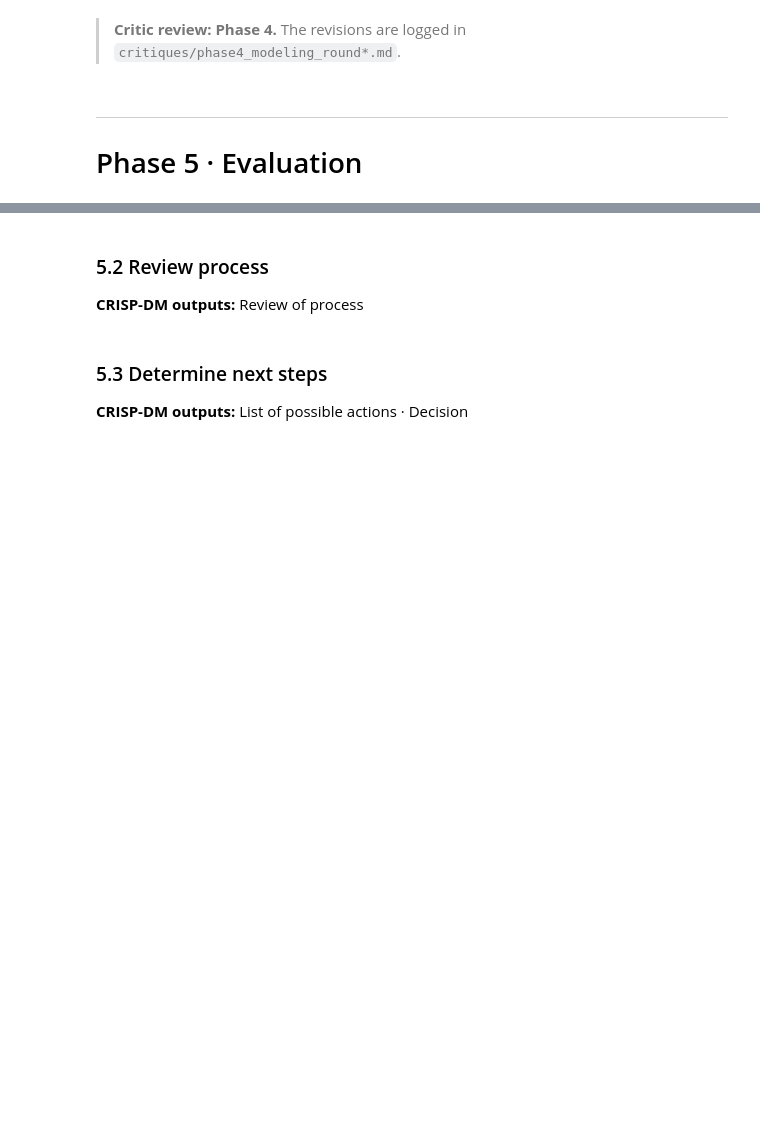
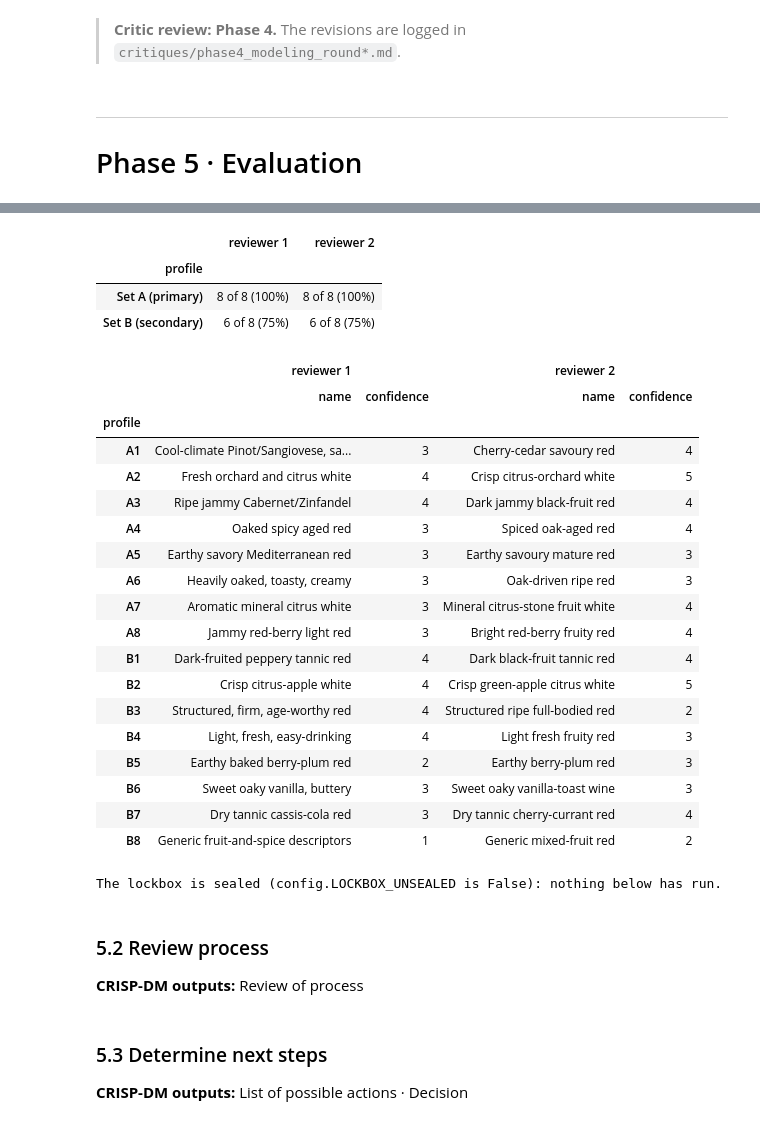
Before and after one commit to anita-agasaveeran/Assignment4, a Jupyter notebook: 01_CRISP-DM_Wine_Value/notebooks/CRISP_DM_Wine_Value.ipynb, the cells around one changed output, grey strips where cells are left out. Saved outputs shown, nothing was run; the diff lists cells and outputs as text; code cells hidden in the pictures; blank space fills up the shorter version.

```diff
--- a/01_CRISP-DM_Wine_Value/notebooks/CRISP_DM_Wine_Value.ipynb
+++ b/01_CRISP-DM_Wine_Value/notebooks/CRISP_DM_Wine_Value.ipynb
@@ -2748,3 +2779,70 @@ print(sorted(p.name for p in tables.glob("phase*")))
+# %%
+# 5.1b BSC3 blind naming (development notes only): two independent reviewer agents, different models, term lists only.
+# Set A is the primary setting and decides BSC3; Set B is reported only. Answers and prompt: reports/bsc3_naming/
+naming = {f"reviewer {r}": phase5.read_naming(config.PROJECT_DIR / "reports" / "bsc3_naming" / f"reviewer{r}.md") for r in (1, 2)}
+tally = pd.DataFrame({r: t.groupby(t["profile"].str[0])["named"].agg(lambda s: f"{int(s.sum())} of {len(s)} ({s.mean():.0%})") for r, t in naming.items()})
+tally.index = tally.index.map({"A": "Set A (primary)", "B": "Set B (secondary)"}); display(tally)
+display(pd.concat({r: t.set_index("profile")[["name", "confidence"]] for r, t in naming.items()}, axis=1))
+# %% [output]
+|  | reviewer 1 | reviewer 2 |
+| profile |  |  |
+| Set A (primary) | 8 of 8 (100%) | 8 of 8 (100%) |
+| Set B (secondary) | 6 of 8 (75%) | 6 of 8 (75%) |
+|  | reviewer 1 |  | reviewer 2 |  |
+|  | name | confidence | name | confidence |
+| profile |  |  |  |  |
+| A1 | Cool-climate Pinot/Sangiovese, sa... | 3 | Cherry-cedar savoury red | 4 |
+| A2 | Fresh orchard and citrus white | 4 | Crisp citrus-orchard white | 5 |
+| A3 | Ripe jammy Cabernet/Zinfandel | 4 | Dark jammy black-fruit red | 4 |
+| A4 | Oaked spicy aged red | 3 | Spiced oak-aged red | 4 |
+| A5 | Earthy savory Mediterranean red | 3 | Earthy savoury mature red | 3 |
+| A6 | Heavily oaked, toasty, creamy | 3 | Oak-driven ripe red | 3 |
+| A7 | Aromatic mineral citrus white | 3 | Mineral citrus-stone fruit white | 4 |
+| A8 | Jammy red-berry light red | 3 | Bright red-berry fruity red | 4 |
+| B1 | Dark-fruited peppery tannic red | 4 | Dark black-fruit tannic red | 4 |
+| B2 | Crisp citrus-apple white | 4 | Crisp green-apple citrus white | 5 |
+| B3 | Structured, firm, age-worthy red | 4 | Structured ripe full-bodied red | 2 |
+| B4 | Light, fresh, easy-drinking | 4 | Light fresh fruity red | 3 |
+| B5 | Earthy baked berry-plum red | 2 | Earthy berry-plum red | 3 |
+| B6 | Sweet oaky vanilla, buttery | 3 | Sweet oaky vanilla-toast wine | 3 |
+| B7 | Dry tannic cassis-cola red | 3 | Dry tannic cherry-currant red | 4 |
+| B8 | Generic fruit-and-spice descriptors | 1 | Generic mixed-fruit red | 2 |
+# %%
+# 5.1c THE LOCKBOX RUN (once). Refit on all development rows, score the lockbox, every pre-registered target and sensitivity.
+if not config.LOCKBOX_UNSEALED:
+    print("The lockbox is sealed (config.LOCKBOX_UNSEALED is False): nothing below has run.")
+else:
+    dev_tr, lb_test = phase5.lockbox_split(prep)
+    print(f"training rows {len(dev_tr):,}; lockbox rows after R-3 {len(lb_test):,} of {int(prep['is_lockbox'].sum()):,}; ≤ $25 pool {int(lb_test['in_value_pool'].sum()):,}")
+    _, assign_dev = fit_profile_model(dev_tr, config.SELECTED_DM3[1], config.SELECTED_DM3[0], config.DM3_VOCABULARY)
+    t0 = time.time()
+    lbx = phase5.evaluate(dev_tr, lb_test, top_fold, config.LOCKBOX_FOLD, sensitivity_ids=sens_ids, dm3_assign=assign_dev,
+                          dm4_rules=rules_dev, dm4_grapes=grapes_dm4)
+    print(f"lockbox evaluation: {time.time() - t0:.0f} s")
+    summary = phase5.business_summary(lbx, hyp_dev, naming)
+    display(summary)
+    lb_score = lbx["score"].set_index("model")
+    display(lb_score.loc[[m for m in ["variety × country", "ridge", config.SELECTED_DM1, "stack"] + [f"{config.SELECTED_DM1}, masked ({k})" for k in ev4.MASKS]],
+                         ["MAE", "bias (pred − actual)", "MAE reduction", "MAE reduction LB", "within ±2 (≤$25)", "within gain (pp)", "within gain LB (pp)"]].round(3))
+    display(lbx["short"].set_index("ranker").round(3))
+    display(lbx["sims"].groupby(["candidates", "k"])[[config.SELECTED_DM2, *SIMPLE_RULES]].mean().round(3))
+    print("BSC4 outputs on the lockbox:", {k: round(v, 3) for k, v in lbx["app"].items()})
+    print("per critic (selected vs plain ridge):"); display(lbx["by critic"].round(3))
+    print("per critic pool (top 10% shortlist):"); display(lbx["critic pools"].round(3))
+    print("subsets:"); display(lbx["subsets"].round(3))
+    print("writer mix:", {k: round(v, 3) for k, v in lbx["mix"][1].items()}); display(lbx["mix"][0].round(3))
+    print("sensitivity without the frozen 1,234 IDs (dropped", lbx["sensitivity ids"]["dropped"], "):"); display(lbx["sensitivity ids"]["targets"])
+    print("exploratory: calibrated ridge without note length:", {k: round(v, 3) for k, v in lbx["without length"].items()})
+    print("DM3 shares of lockbox notes:", lbx["dm3 shares"].round(3).to_dict(), "| no lexicon term:", round(lbx["dm3 unassigned"], 3))
+    display(lbx["hypotheses"].drop(columns="statement").round(3))
+    print("DM6 with lockbox critics:", {k: round(v, 3) for k, v in lbx["dm6"].attrs.items()}); display(lbx["dm6"].round(2))
+    for k, v in {"summary": summary, "score_models": lbx["score"], "rankers": lbx["short"], "ranker_sensitivity": lbx["sims"], "by_critic": lbx["by critic"],
+                 "critic_pools": lbx["critic pools"].reset_index(names="critic"), "subsets": lbx["subsets"].reset_index(names="subset"),
+                 "shortlist_mix": lbx["mix"][0], "sensitivity_ids": lbx["sensitivity ids"]["targets"], "dm4_rules": lbx["dm4"],
+                 "hypotheses": lbx["hypotheses"], "dm6_fixed_effects": lbx["dm6"]}.items():
+        v.to_csv(tables / f"phase5_{k}.csv", index=False)
+# %% [output]
+The lockbox is sealed (config.LOCKBOX_UNSEALED is False): nothing below has run.
 # %% [markdown]
 ### 5.2 Review process
 
```
Also changed, not shown: parts of 5 cells of this notebook, 11 other files.
